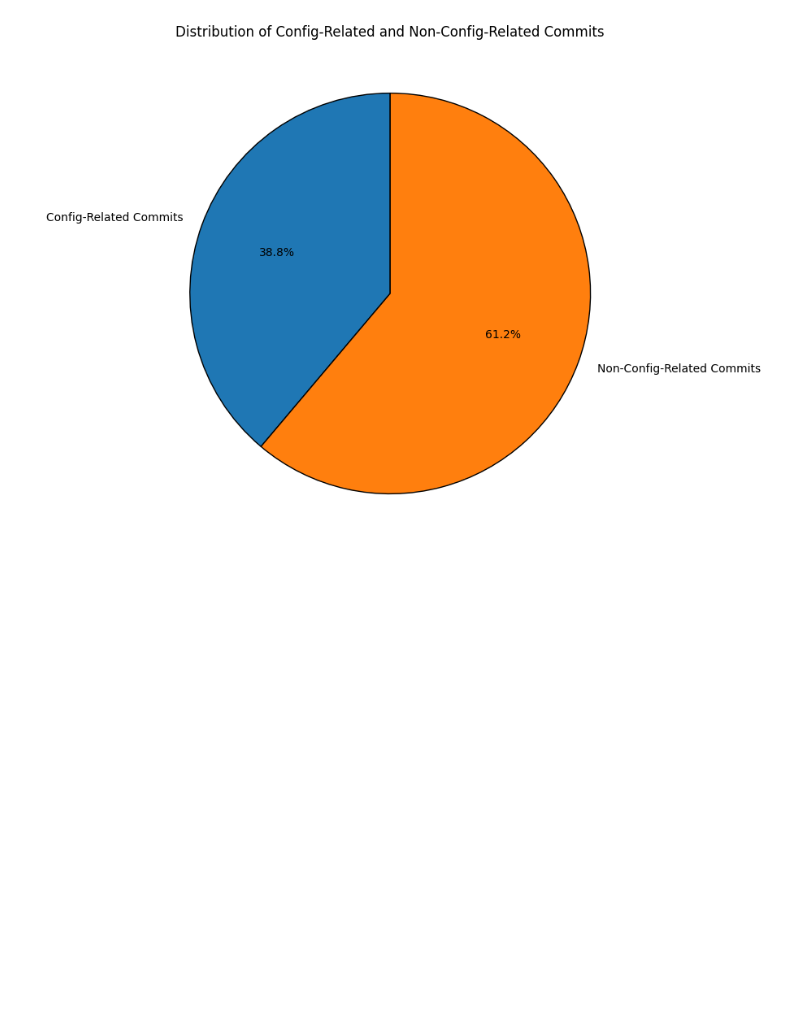
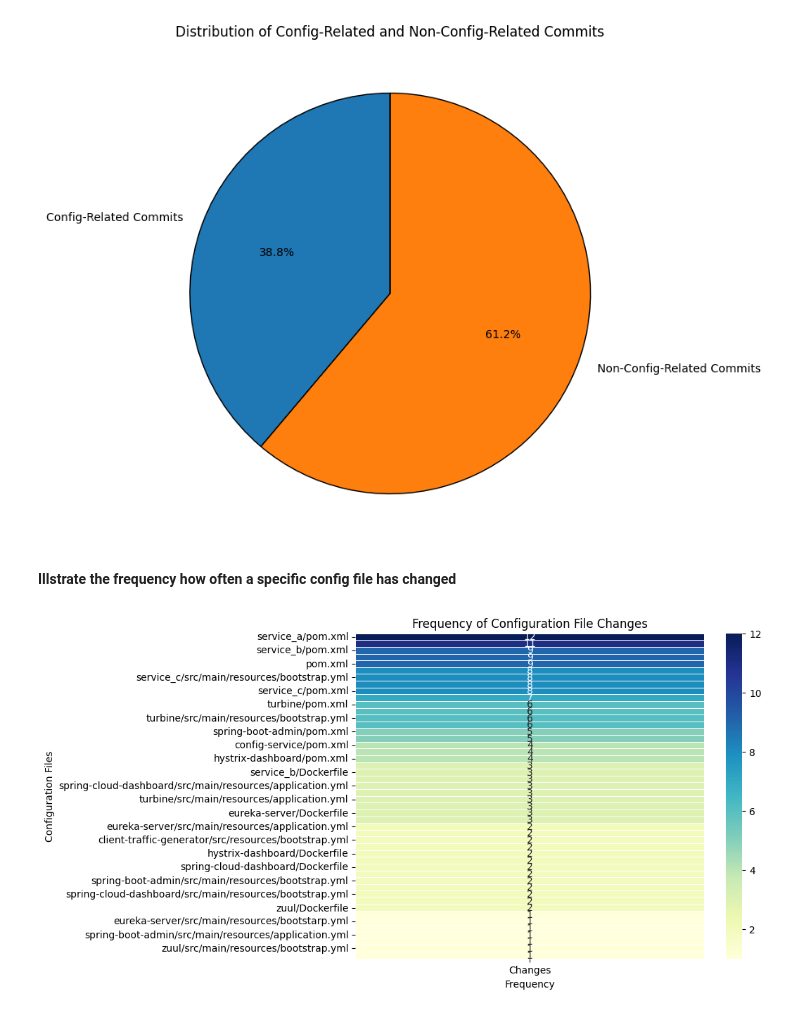
Before and after one commit to simisimon/config-space, a Jupyter notebook: src/analysis.ipynb, the cells around one changed output. Drawn from its saved outputs; the diff is of its cells as text; code cells hidden in the pictures; blank space fills up the shorter version.

```diff
--- a/src/analysis.ipynb
+++ b/src/analysis.ipynb
@@ -232,11 +234,6 @@ plt.show()
 - shows the total number of configuration options over time
 # %%
 import matplotlib.pyplot as plt
-import pandas as pd
-import json
-
-with open("../data/test_project_data.json", "r", encoding="utf-8") as src:
-    data = json.load(src)
 
 # Extract data for plotting
 files = set()
@@ -289,11 +286,5 @@ plt.show()
 # %%
 import matplotlib.pyplot as plt
-import pandas as pd
-import json
-
-with open("../data/test_project_data.json", "r", encoding="utf-8") as src:
-    data = json.load(src)
-
 
 config_related_count = 0
 non_config_related_count = 0
@@ -319,3 +310,34 @@ plt.title("Distribution of Config-Related and Non-Config-Related Commits")
 plt.show()
 # %% [output]
 [figure]
+# %% [markdown]
+**Illstrate the frequency how often a specific config file has changed**
+# %%
+import seaborn as sns
+import pandas as pd
+
+# Count how often each configuration file has changed
+file_change_counts = {}
+
+for commit in data:
+    for config_file in commit["network_data"]["config_files_data"]:
+        file_path = config_file["file_path"]
+        insertions = config_file.get("insertions", 0)
+        deletions = config_file.get("deletions", 0)
+        if insertions > 0 or deletions > 0:
+            file_change_counts[file_path] = file_change_counts.get(file_path, 0) + 1
+
+# Convert data to a DataFrame for heatmap plotting
+file_change_df = pd.DataFrame(list(file_change_counts.items()), columns=["File", "Changes"])
+file_change_df = file_change_df.sort_values(by="Changes", ascending=False)
+
+# Create heatmap
+plt.figure(figsize=(8, 6))
+sns.heatmap(file_change_df.set_index("File"), annot=True, fmt="d", cmap="YlGnBu", cbar=True, linewidths=0.5)
+
+plt.title("Frequency of Configuration File Changes")
+plt.xlabel("Frequency")
+plt.ylabel("Configuration Files")
+plt.show()
+# %% [output]
+[figure, added]
```
Also changed, not shown: parts of 7 cells of this notebook, 2 other files.
